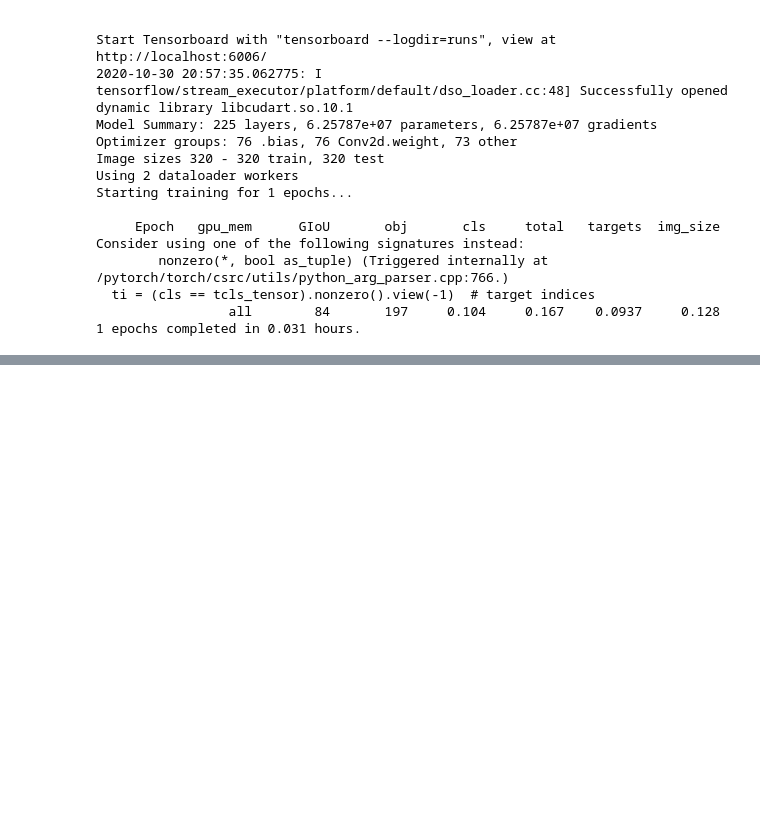
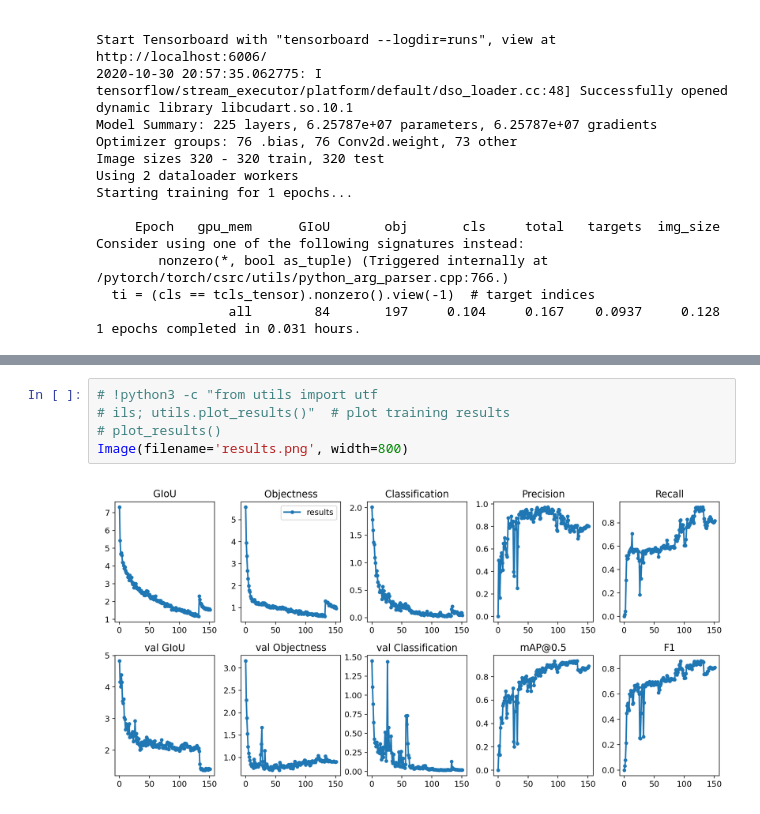
Before and after one commit to aleksficek/Face-Mask-Detector, a Jupyter notebook: maskyolo.ipynb, the cells around one changed output, grey strips where cells are left out. Drawn from its saved outputs; the diff is of its cells as text; blank space fills up the shorter version.

```diff
--- a/maskyolo.ipynb
+++ b/maskyolo.ipynb
@@ -81,0 +153,7 @@ Image.open('/content/gdrive/My Drive/darknet/ultra/yolov3/output/jlin.jpg')
+# %%
+# !python3 -c "from utils import utf
+# ils; utils.plot_results()"  # plot training results
+# plot_results()
+Image(filename='results.png', width=800)
+# %% [output]
+[figure, added]
```
Also changed, not shown: parts of 9 cells of this notebook.
